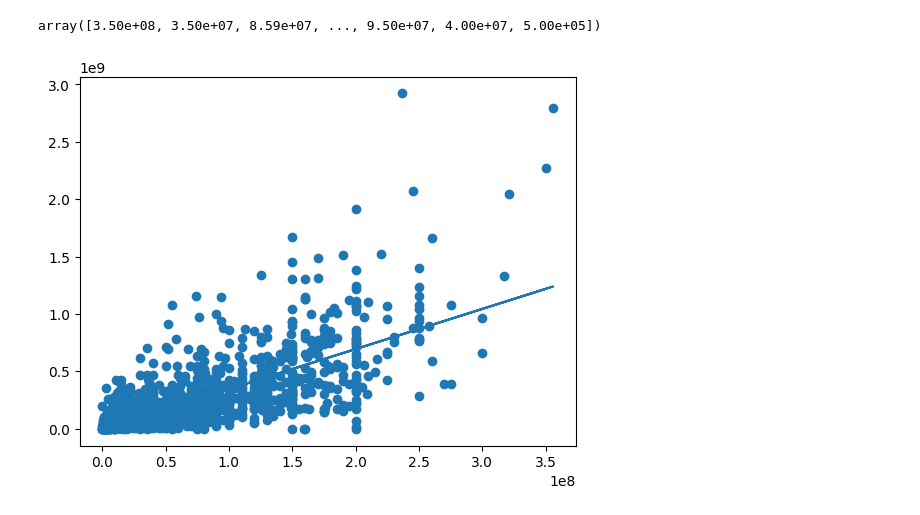
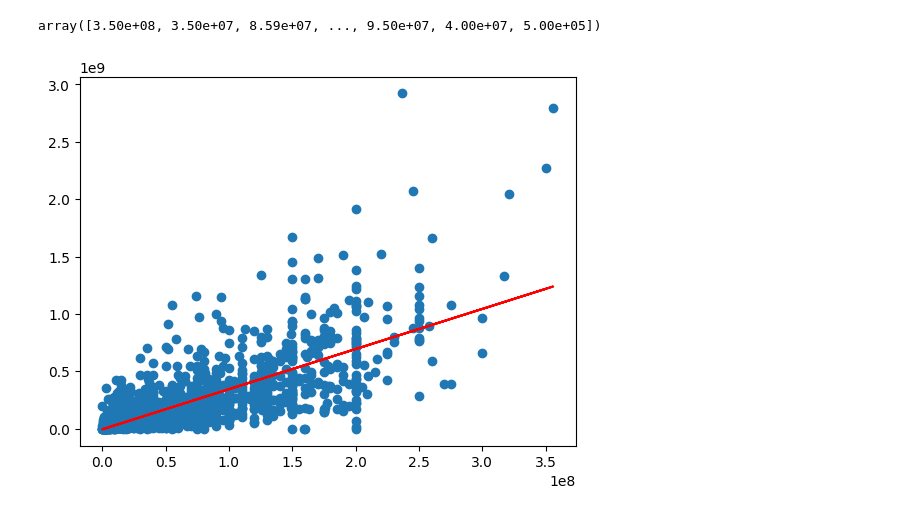
Before and after one commit to 20120273/Movie-Visualize, a Jupyter notebook: trucquanmovie.ipynb, the cells around one changed output. Drawn from its saved outputs; the diff is of its cells as text; code cells hidden in the pictures.

```diff
--- a/trucquanmovie.ipynb
+++ b/trucquanmovie.ipynb
@@ -144,7 +213,7 @@ model.fit(X.reshape(-1,1), df['Income'].values)
 y = model.predict(X.reshape(-1,1))
 # %%
 plt.scatter(df['Budget'],df['Income'])
-plt.plot(X,y)
+plt.plot(X,y,color = 'red')
 plt.show()
 # %% [output]
-[figure, old version]
+[figure, new version]
```
Also changed, not shown: parts of 11 cells of this notebook.
